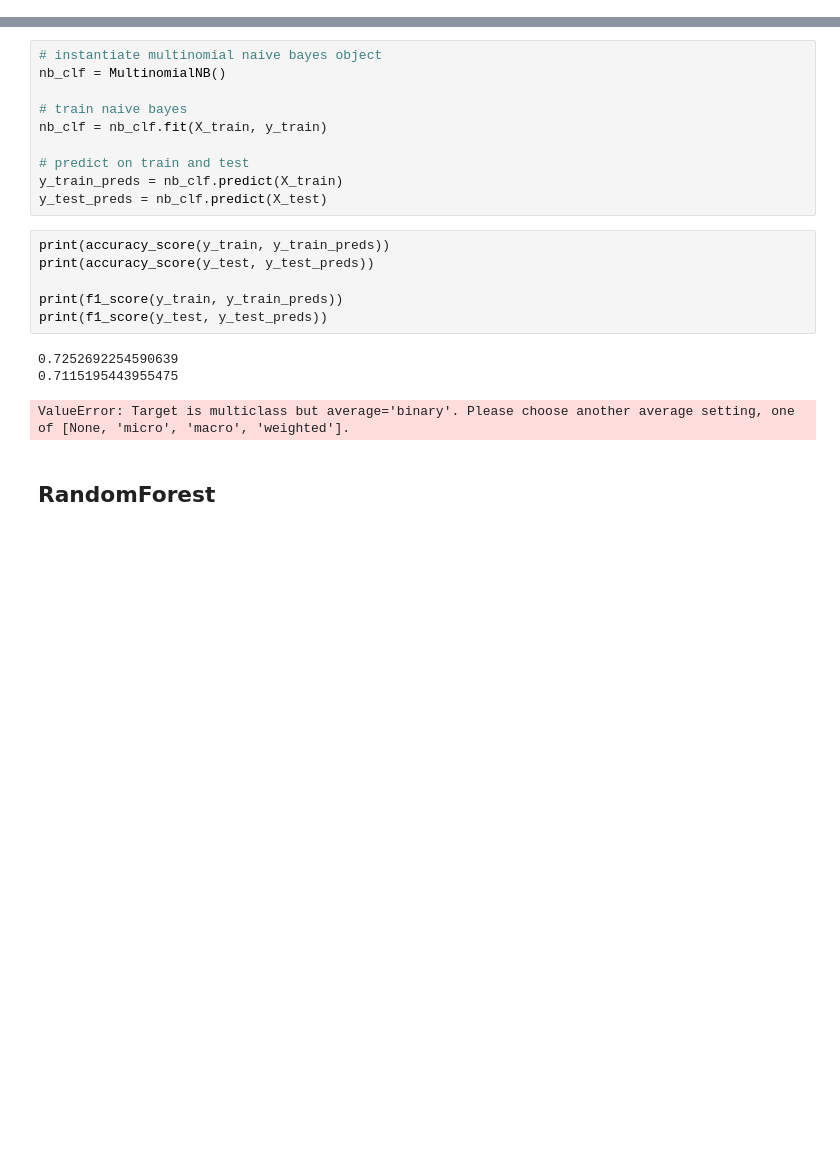
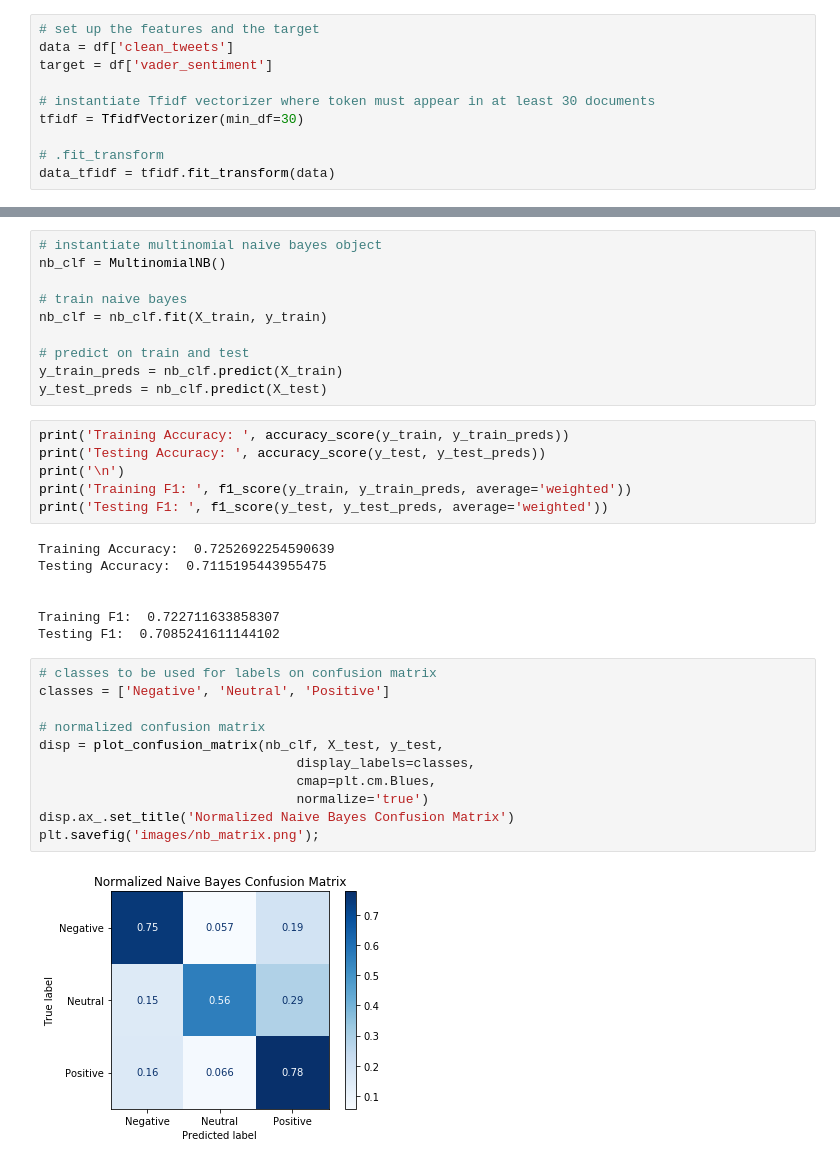
Before and after one commit to davidlebruce/covid_vaccine_tweets, a Jupyter notebook: 04_modeling.ipynb, the cells around one changed output, grey strips where cells are left out. Drawn from its saved outputs; the diff is of its cells as text; blank space fills up the shorter version.

```diff
--- a/04_modeling.ipynb
+++ b/04_modeling.ipynb
@@ -60 +50,11 @@ scipy.sparse.csr.csr_matrix
+# %%
+# set up the features and the target
+data = df['clean_tweets']
+target = df['vader_sentiment']
+
+# instantiate Tfidf vectorizer where token must appear in at least 30 documents
+tfidf = TfidfVectorizer(min_df=30)
+
+# .fit_transform
+data_tfidf = tfidf.fit_transform(data)
 # %%
@@ -87,14 +100,28 @@ nb_clf = nb_clf.fit(X_train, y_train)
 y_train_preds = nb_clf.predict(X_train)
 y_test_preds = nb_clf.predict(X_test)
 # %%
-print(accuracy_score(y_train, y_train_preds))
-print(accuracy_score(y_test, y_test_preds))
-
-print(f1_score(y_train, y_train_preds))
-print(f1_score(y_test, y_test_preds))
+print('Training Accuracy: ', accuracy_score(y_train, y_train_preds))
+print('Testing Accuracy: ', accuracy_score(y_test, y_test_preds))
+print('\n')
+print('Training F1: ', f1_score(y_train, y_train_preds, average='weighted'))
+print('Testing F1: ', f1_score(y_test, y_test_preds, average='weighted'))
 # %% [output]
-0.7252692254590639
-0.7115195443955475
+Training Accuracy:  0.7252692254590639
+Testing Accuracy:  0.7115195443955475
+
+
+Training F1:  0.722711633858307
+Testing F1:  0.7085241611144102
-ValueError: Target is multiclass but average='binary'. Please choose another average setting, one of [None, 'micro', 'macro', 'weighted'].
-# %% [markdown]
-## RandomForest
+# %%
+# classes to be used for labels on confusion matrix
+classes = ['Negative', 'Neutral', 'Positive']
+
+# normalized confusion matrix
+disp = plot_confusion_matrix(nb_clf, X_test, y_test,
+                                 display_labels=classes,
+                                 cmap=plt.cm.Blues,
+                                 normalize='true')
+disp.ax_.set_title('Normalized Naive Bayes Confusion Matrix')
+plt.savefig('images/nb_matrix.png');
+# %% [output]
+[figure, added]
```
Also changed, not shown: parts of 23 cells of this notebook, 5 other files.
